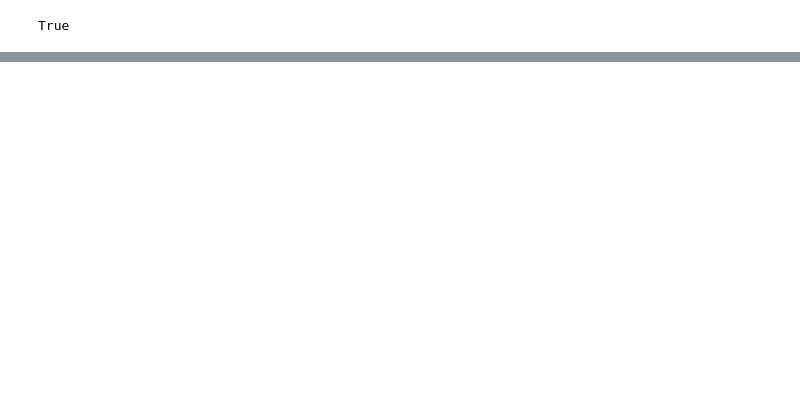
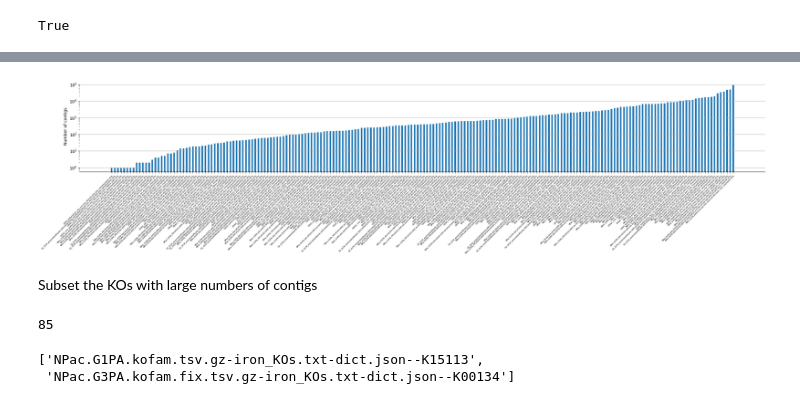
Before and after one commit to benjamingrodner/armbrust-metat-search, a Jupyter notebook: notebooks/nb_get_iron_ko_contig_dicts.ipynb, the cells around one changed output, grey strips where cells are left out. Cells and saved outputs as stored; diff of their text form; code cells hidden in the pictures; blank space fills up the shorter version.

```diff
--- a/notebooks/nb_get_iron_ko_contig_dicts.ipynb
+++ b/notebooks/nb_get_iron_ko_contig_dicts.ipynb
@@ -1227,0 +1282,3 @@ True
+# %%
+fns = glob.glob(path_dicts + '/*')
+fns
@@ -1227,0 +1390,5 @@ True
+# %%
+dict_ko_type = {}
+for name, ko_list in zip(list_ko_list_names, list_ko_lists):
+    for ko in ko_list:
+        dict_ko_type[ko] = name
@@ -1227,0 +1415,7 @@ True
+# %%
+n = 200
+idx = np.arange(0, len(values))
+idx_sub = np.random.choice(idx, size=n, replace=False)
+
+values_sub = [values[i] for i in idx_sub]
+labels_sub = [labels_type[i] for i in idx_sub]
@@ -1227,0 +1424,6 @@ True
+# %%
+values_sort = sorted(values_sub)
+labels_sort = [x for _, x in sorted(zip(values_sub, labels_sub))]
+
+values_sort[:10]
+labels_sort[:2]
@@ -1227,0 +1455,43 @@ True
+# %%
+dims=(30,4)
+ft=5
+barwidth=0.5
+
+x = np.arange(len(values_sort))
+
+fig, ax = plt.subplots(figsize=dims)
+ax.bar(x, values_sort, width=barwidth)
+_ = ax.set_xticks(x)
+_ = ax.set_xticklabels(labels_sort, rotation=45, size=ft, ha='right', rotation_mode='anchor')
+_ = ax.spines['top'].set_visible(False)
+_ = ax.spines['right'].set_visible(False)
+_ = ax.spines['bottom'].set_visible(True)
+_ = ax.spines['left'].set_visible(False)
+_ = ax.set_yscale('log')
+_ = ax.grid(axis='y', which='major')
+_ = ax.set_ylabel('Number of contigs')
+
+
+plt.savefig('iron_ko_contigs/metat_search_results/plt_KO_contig_counts_log.png', dpi=200, bbox_inches='tight')
+# %% [output]
+[figure, added]
+# %% [markdown]
+Subset the KOs with large numbers of contigs
+# %%
+filter_val = 5e4
+
+values_large = [v for v in values if v > filter_val]
+labels_large = [l for l, v in zip(labels_ko,values) if v > filter_val]
+
+len(values_large)
+# %% [output]
+85
+# %%
+values_sort = sorted(values_large)
+labels_sort = [x for _, x in sorted(zip(values_large, labels_large))]
+
+values_sort[:10]
+labels_sort[:2]
+# %% [output]
+['NPac.G1PA.kofam.tsv.gz-iron_KOs.txt-dict.json--K15113',
+ 'NPac.G3PA.kofam.fix.tsv.gz-iron_KOs.txt-dict.json--K00134']
```
Also changed, not shown: parts of 44 cells of this notebook, 8 other files.
